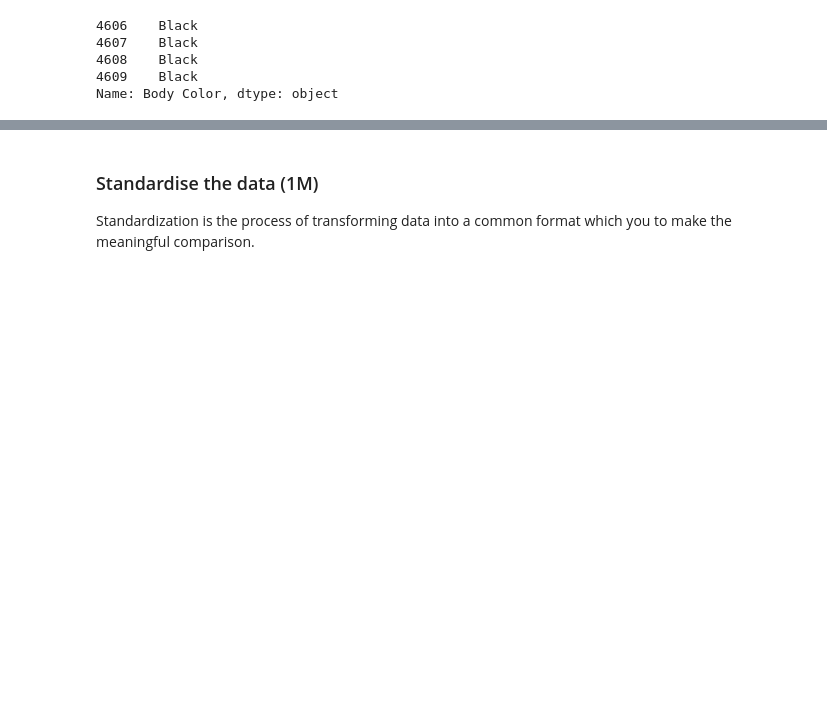
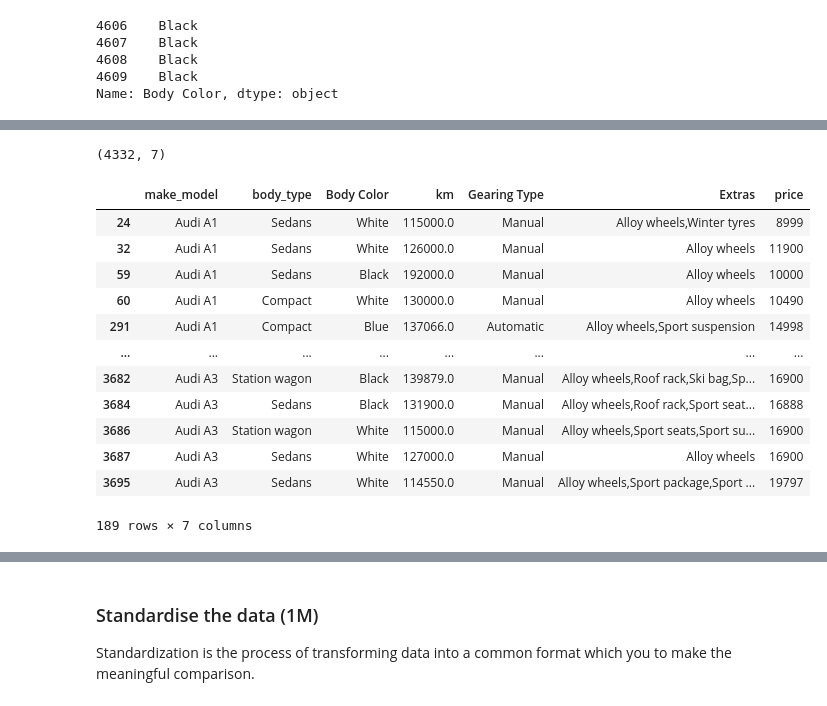
Before and after one commit to shreenath197/FeatureEngineeringE2EProject_CarPricePrediction, a Jupyter notebook: FE_END-to END PROJECT.ipynb, the cells around one changed output, grey strips where cells are left out. Saved outputs shown, nothing was run; the diff lists cells and outputs as text; code cells hidden in the pictures; blank space fills up the shorter version.

```diff
--- a/FE_END-to END PROJECT.ipynb
+++ b/FE_END-to END PROJECT.ipynb
@@ -259,0 +386,21 @@ dataSet['Body Color'].loc[BodyColor_nullValues_index]
+# %%
+dataSet.shape[0:2]
+# %% [output]
+(4332, 7)
+# %%
+# checking outliers records in 'km' features
+dataSet[(dataSet['km']<=lower_value_km) | (dataSet['km']>=upper_value_km)]
+# %% [output]
+|  | make_model | body_type | Body Color | km | Gearing Type | Extras | price |
+| 24 | Audi A1 | Sedans | White | 115000.0 | Manual | Alloy wheels,Winter tyres | 8999 |
+| 32 | Audi A1 | Sedans | White | 126000.0 | Manual | Alloy wheels | 11900 |
+| 59 | Audi A1 | Sedans | Black | 192000.0 | Manual | Alloy wheels | 10000 |
+| 60 | Audi A1 | Compact | White | 130000.0 | Manual | Alloy wheels | 10490 |
+| 291 | Audi A1 | Compact | Blue | 137066.0 | Automatic | Alloy wheels,Sport suspension | 14998 |
+| ... | ... | ... | ... | ... | ... | ... | ... |
+| 3682 | Audi A3 | Station wagon | Black | 139879.0 | Manual | Alloy wheels,Roof rack,Ski bag,Sp... | 16900 |
+| 3684 | Audi A3 | Sedans | Black | 131900.0 | Manual | Alloy wheels,Roof rack,Sport seat... | 16888 |
+| 3686 | Audi A3 | Station wagon | White | 115000.0 | Manual | Alloy wheels,Sport seats,Sport su... | 16900 |
+| 3687 | Audi A3 | Sedans | White | 127000.0 | Manual | Alloy wheels | 16900 |
+| 3695 | Audi A3 | Sedans | White | 114550.0 | Manual | Alloy wheels,Sport package,Sport ... | 19797 |
+189 rows × 7 columns
```
Also changed, not shown: parts of 28 cells of this notebook, 1 other file.
